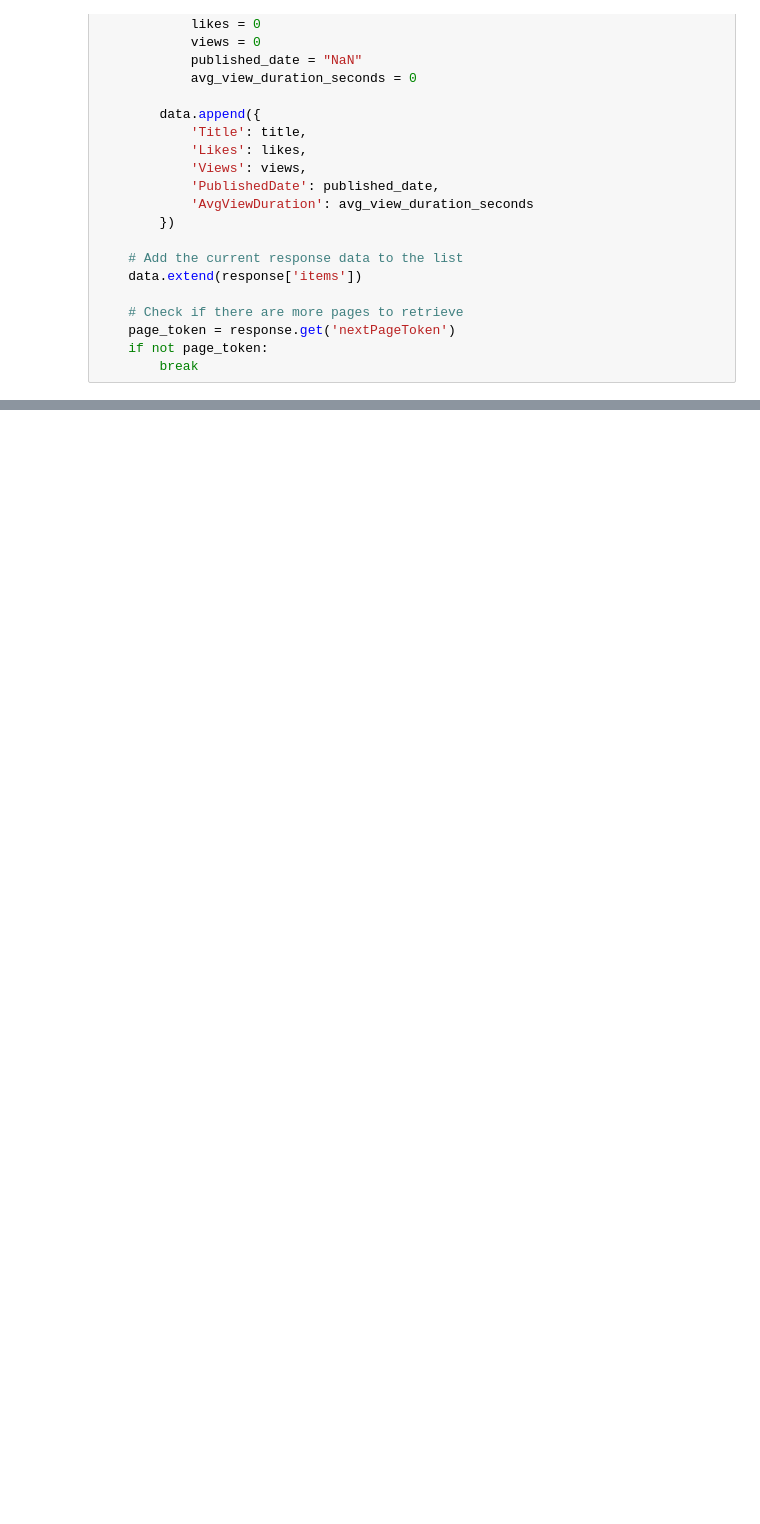
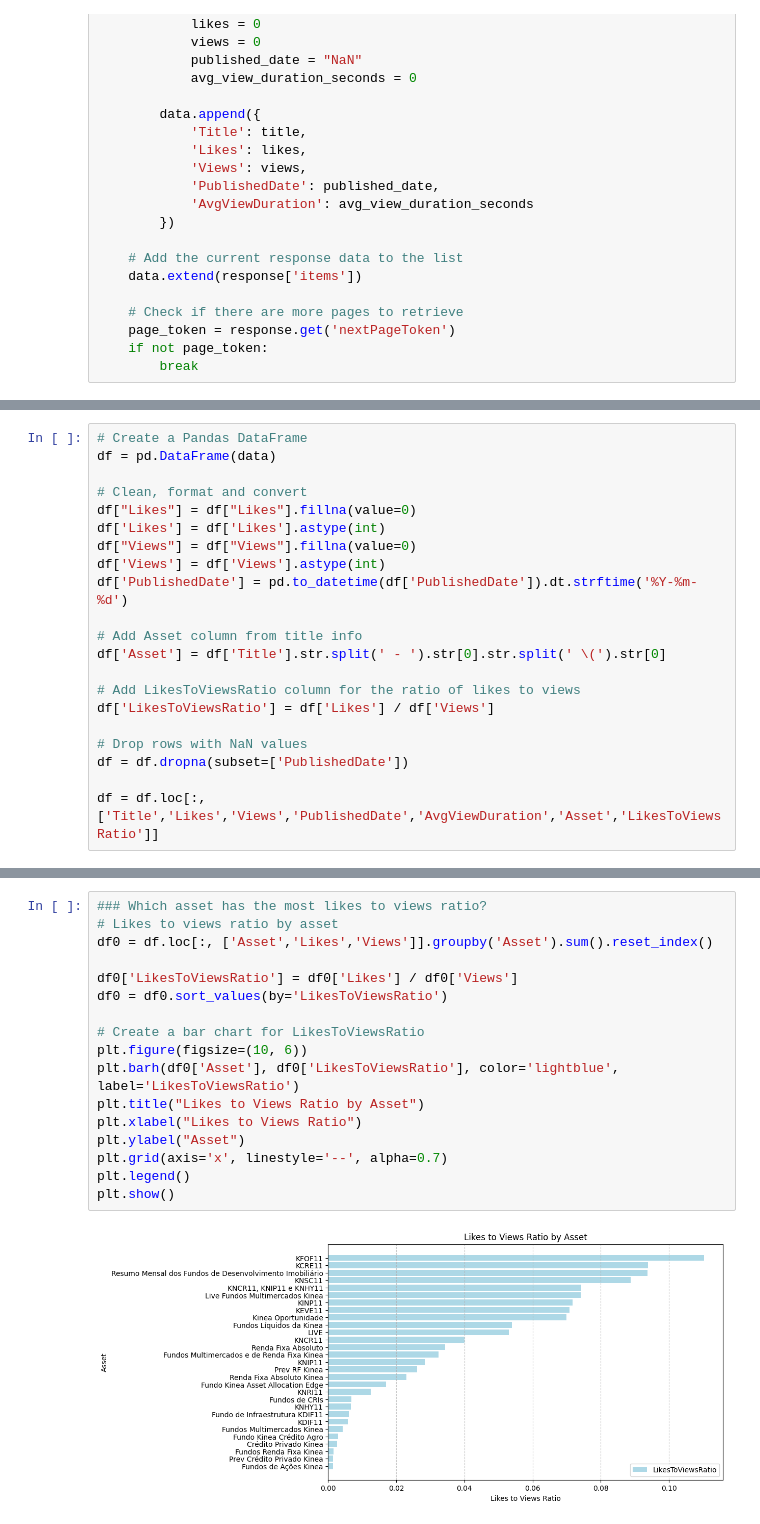
Before and after one commit to taniomi/Kinea-Teste-Marketing, a Jupyter notebook: Kinea-YT-list.ipynb, the cells around one changed output, grey strips where cells are left out. Cells and saved outputs as stored; diff of their text form; blank space fills up the shorter version.

Commit message:
[ADD] Adding plots and Updating README.md

```diff
--- a/Kinea-YT-list.ipynb
+++ b/Kinea-YT-list.ipynb
@@ -98,2 +70,23 @@ df2 = df0.groupby('PublishedDate').sum().reset_index()
+# %%
+# Create a Pandas DataFrame
+df = pd.DataFrame(data)
+
+# Clean, format and convert
+df["Likes"] = df["Likes"].fillna(value=0)
+df['Likes'] = df['Likes'].astype(int)
+df["Views"] = df["Views"].fillna(value=0)
+df['Views'] = df['Views'].astype(int)
+df['PublishedDate'] = pd.to_datetime(df['PublishedDate']).dt.strftime('%Y-%m-%d')
+
+# Add Asset column from title info
+df['Asset'] = df['Title'].str.split(' - ').str[0].str.split(' \(').str[0]
+
+# Add LikesToViewsRatio column for the ratio of likes to views
+df['LikesToViewsRatio'] = df['Likes'] / df['Views']
+
+# Drop rows with NaN values
+df = df.dropna(subset=['PublishedDate'])
+
+df = df.loc[:,['Title','Likes','Views','PublishedDate','AvgViewDuration','Asset','LikesToViewsRatio']]
 # %%
 # Save the DataFrame to a CSV file
@@ -116,0 +95,19 @@ df
+# %%
+### Which asset has the most likes to views ratio?
+# Likes to views ratio by asset
+df0 = df.loc[:, ['Asset','Likes','Views']].groupby('Asset').sum().reset_index()
+
+df0['LikesToViewsRatio'] = df0['Likes'] / df0['Views']
+df0 = df0.sort_values(by='LikesToViewsRatio')
+
+# Create a bar chart for LikesToViewsRatio
+plt.figure(figsize=(10, 6))
+plt.barh(df0['Asset'], df0['LikesToViewsRatio'], color='lightblue', label='LikesToViewsRatio')
+plt.title("Likes to Views Ratio by Asset")
+plt.xlabel("Likes to Views Ratio")
+plt.ylabel("Asset")
+plt.grid(axis='x', linestyle='--', alpha=0.7)
+plt.legend()
+plt.show()
+# %% [output]
+[figure, added]
```
Also changed, not shown: parts of 8 cells of this notebook, 1 other file.
